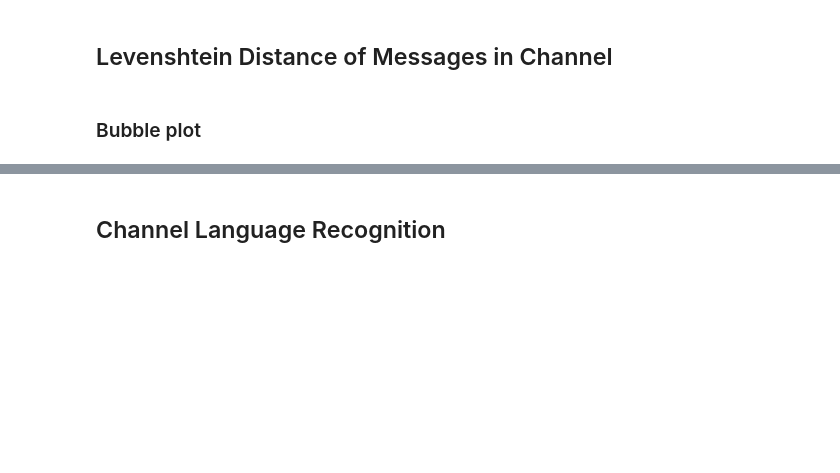
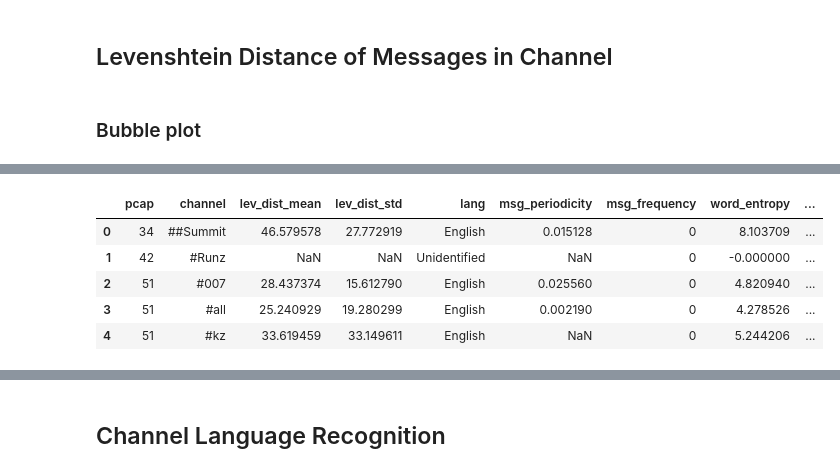
Before and after one commit to stratosphereips/IRC-Behavioral-Analysis, a Jupyter notebook: python/channel_profiling.ipynb, the cells around one changed output, grey strips where cells are left out. Cells and saved outputs as stored; diff of their text form; code cells hidden in the pictures; blank space fills up the shorter version.

Commit message:
irc channel profiling finished

```diff
--- a/python/channel_profiling.ipynb
+++ b/python/channel_profiling.ipynb
@@ -126,3 +126,16 @@ for logs in logs_privmsg_mal:
     logs_privmsg_mal_divided.append(logs_per_channel)
 # %% [markdown]
 ## Number of Users in Channel per Day
+# %%
+df_mal = pd.DataFrame(columns=['pcap','channel'])
+for ln, logs_div in zip(log_names_mal, logs_privmsg_mal_divided):
+    for channel in logs_div:
+        df_mal = df_mal.append({'pcap': ln, 'channel':channel}, ignore_index=True)
+
+df_benign = pd.DataFrame(columns=['pcap','channel'])
+for ln, logs_div in zip(log_names_benign, logs_privmsg_benign_divided):
+    for channel in logs_div:
+        df_benign = df_benign.append({'pcap': ln, 'channel':channel}, ignore_index=True)
+
+df_mal.head()
+# df_benign.head()
@@ -230,35 +278,44 @@ def compute_levenshtein_distance(logs_msg):
 # %% [markdown]
 ### Bubble plot
 # %%
-n = len(logs_privmsg_divided)
+# n = len(logs_privmsg_divided)
 
-print('ircprivmsg..')
+# print('ircprivmsg..')
 
-def compute_lev_dist_per_channel(fn, l_k):
-    print('channel: ', l_k)
-    # compute levenshtein distance
-    logs_msg = [log['msg'] for log in logs_div[l_k]]
-    logs_lev_dist = compute_levenshtein_distance(logs_msg)
-    # compute number of msg's senders per channel
-    sources = set([log['source'] for log in logs_div[l_k]])
-    print('sources: ', len(sources))
+# def compute_lev_dist_per_channel(fn, l_k):
+#     print('channel: ', l_k)
+#     # compute levenshtein distance
+#     logs_msg = [log['msg'] for log in logs_div[l_k]]
+#     logs_lev_dist = compute_levenshtein_distance(logs_msg)
+#     # compute number of msg's senders per channel
+#     sources = set([log['source'] for log in logs_div[l_k]])
+#     print('sources: ', len(sources))
 
-    df = pd.DataFrame([{'channel': l_k, 'num_sources': len(sources), 'lev_dist': logs_lev_dist}])
+#     df = pd.DataFrame([{'channel': l_k, 'num_sources': len(sources), 'lev_dist': logs_lev_dist}])
 
 
-    if not os.path.isfile(fn):
-        print('creating csv file....')
-        df.to_csv(fn, header='column_names')
-    else:
-        print('csv file exists.')
-        df.to_csv(fn, mode='a', header=False)
+#     if not os.path.isfile(fn):
+#         print('creating csv file....')
+#         df.to_csv(fn, header='column_names')
+#     else:
+#         print('csv file exists.')
+#         df.to_csv(fn, mode='a', header=False)
 
-    return df
+#     return df
 
 
-for ln, logs_div in zip(log_names_benign, logs_privmsg_divided):
-    with Pool() as pool:
-        fn = os.path.join(out_dir, ln, fileout_lev_dist)
-        # loop through channels
-        data = pool.starmap(compute_lev_dist_per_channel, itertools.product([fn], logs_div.keys()))
+# for ln, logs_div in zip(log_names_benign, logs_privmsg_divided):
+#     with Pool() as pool:
+#         fn = os.path.join(out_dir, ln, fileout_lev_dist)
+#         # loop through channels
+#         data = pool.starmap(compute_lev_dist_per_channel, itertools.product([fn], logs_div.keys()))
+import ast
+df_lev_mal = pd.read_csv(os.path.join(out_dir, 'lev_dist_mal.csv'))
+df_lev_mal.drop('Unnamed: 0', axis=1, inplace=True)
+df_lev_mal['lev_dist'] =  df_lev_mal['lev_dist'].apply(lambda x: ast.literal_eval(x))
+# df_lev_mal.head()
+
+df_mal['lev_dist_mean'] = df_lev_mal['lev_dist'].apply(lambda x: np.mean(x))
+df_mal['lev_dist_std'] = df_lev_mal['lev_dist'].apply(lambda x: np.std(x))
+df_mal.head()
 # %% [output]
@@ -272,0 +322,6 @@ channel:  #o
+|  | pcap | channel | lev_dist_mean | lev_dist_std | lang | msg_periodicity | msg_frequency | word_entropy | ... |
+| 0 | 34 | ##Summit | 46.579578 | 27.772919 | English | 0.015128 | 0 | 8.103709 | ... |
+| 1 | 42 | #Runz | NaN | NaN | Unidentified | NaN | 0 | -0.000000 | ... |
+| 2 | 51 | #007 | 28.437374 | 15.612790 | English | 0.025560 | 0 | 4.820940 | ... |
+| 3 | 51 | #all | 25.240929 | 19.280299 | English | 0.002190 | 0 | 4.278526 | ... |
+| 4 | 51 | #kz | 33.619459 | 33.149611 | English | NaN | 0 | 5.244206 | ... |
```
Also changed, not shown: parts of 34 cells of this notebook, 1 other file.
